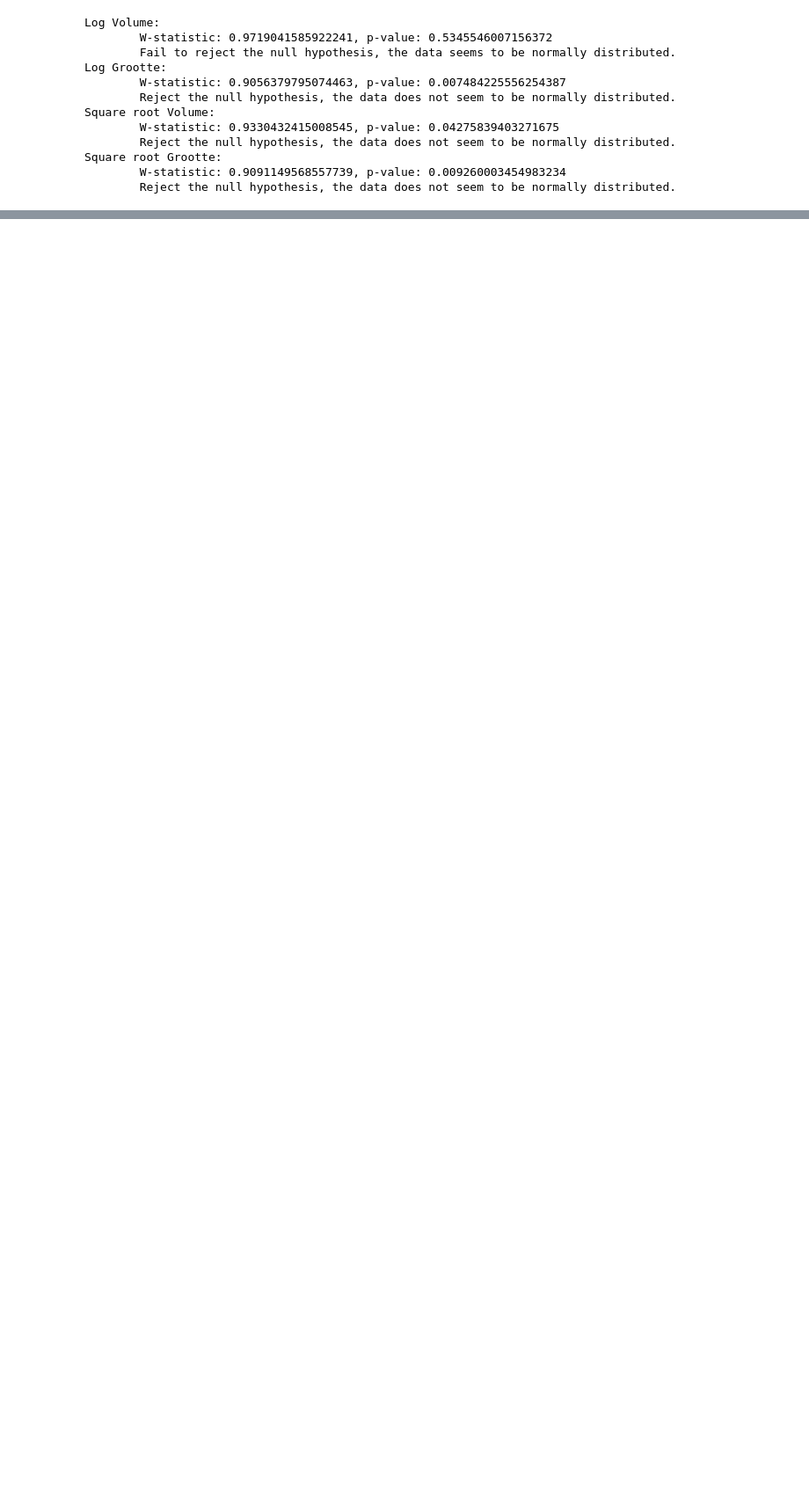
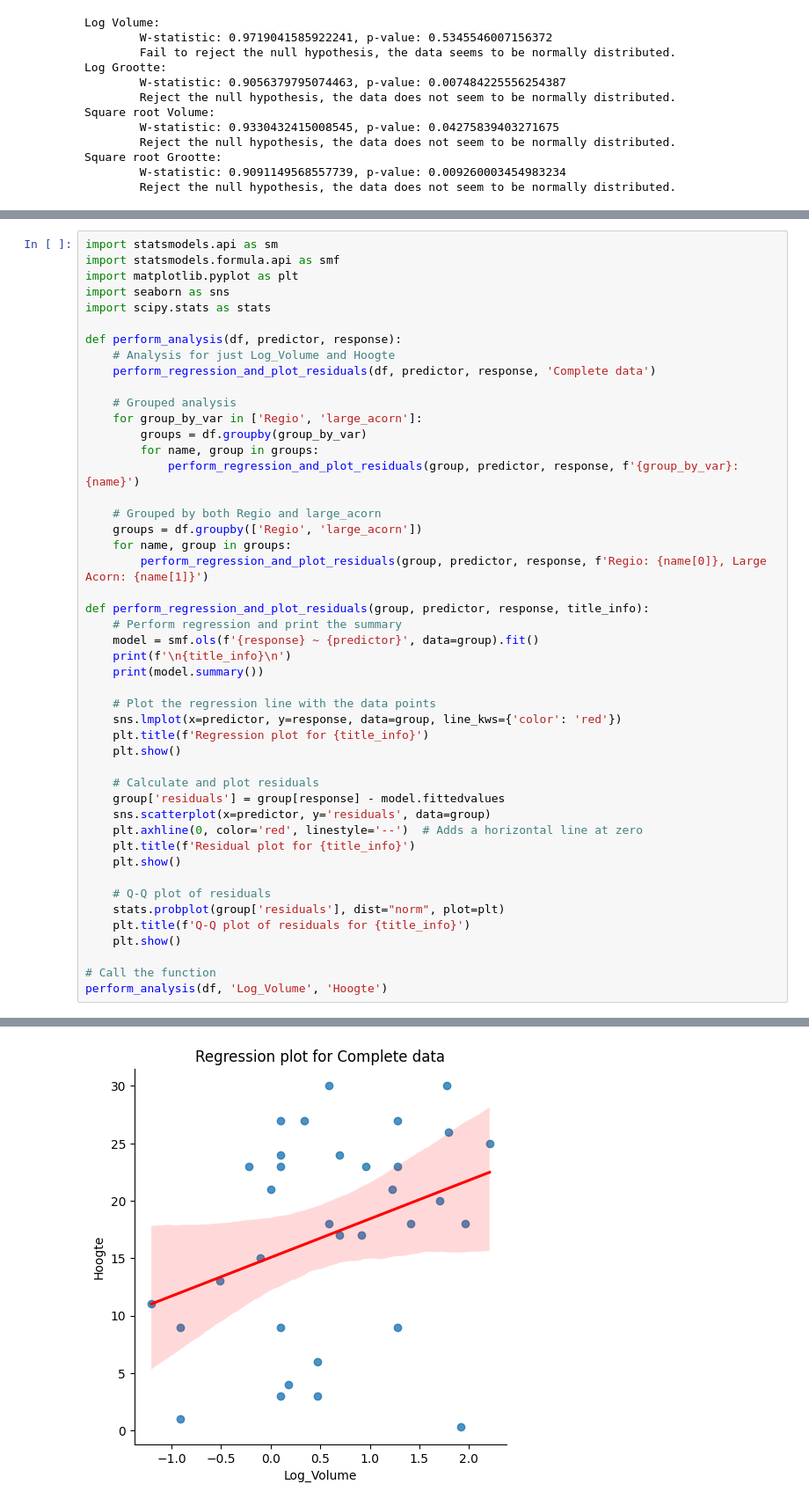
Before and after one commit to Nabla7/intro_stats, a Jupyter notebook: scratchpad.ipynb, the cells around one changed output, grey strips where cells are left out. Shown at 88% size. Saved outputs shown, nothing was run; the diff lists cells and outputs as text; blank space fills up the shorter version.

```diff
--- a/scratchpad.ipynb
+++ b/scratchpad.ipynb
@@ -598,0 +640,48 @@ fig.show(renderer='iframe')
+# %%
+import statsmodels.api as sm
+import statsmodels.formula.api as smf
+import matplotlib.pyplot as plt
+import seaborn as sns
+import scipy.stats as stats
+
+def perform_analysis(df, predictor, response):
+    # Analysis for just Log_Volume and Hoogte
+    perform_regression_and_plot_residuals(df, predictor, response, 'Complete data')
+
+    # Grouped analysis
+    for group_by_var in ['Regio', 'large_acorn']:
+        groups = df.groupby(group_by_var)
+        for name, group in groups:
+            perform_regression_and_plot_residuals(group, predictor, response, f'{group_by_var}: {name}')
+
+    # Grouped by both Regio and large_acorn
+    groups = df.groupby(['Regio', 'large_acorn'])
+    for name, group in groups:
+        perform_regression_and_plot_residuals(group, predictor, response, f'Regio: {name[0]}, Large Acorn: {name[1]}')
+
+def perform_regression_and_plot_residuals(group, predictor, response, title_info):
+    # Perform regression and print the summary
+    model = smf.ols(f'{response} ~ {predictor}', data=group).fit()
+    print(f'\n{title_info}\n')
+    print(model.summary())
+
+    # Plot the regression line with the data points
+    sns.lmplot(x=predictor, y=response, data=group, line_kws={'color': 'red'})
+    plt.title(f'Regression plot for {title_info}')
+    plt.show()
+
+    # Calculate and plot residuals
+    group['residuals'] = group[response] - model.fittedvalues
+    sns.scatterplot(x=predictor, y='residuals', data=group)
+    plt.axhline(0, color='red', linestyle='--')  # Adds a horizontal line at zero
+    plt.title(f'Residual plot for {title_info}')
+    plt.show()
+
+    # Q-Q plot of residuals
+    stats.probplot(group['residuals'], dist="norm", plot=plt)
+    plt.title(f'Q-Q plot of residuals for {title_info}')
+    plt.show()
+
+# Call the function
+perform_analysis(df, 'Log_Volume', 'Hoogte')
+# %% [output]
@@ -598,0 +705 @@ fig.show(renderer='iframe')
+[figure, added]
```
Also changed, not shown: parts of 5 cells of this notebook, 2 other files.
